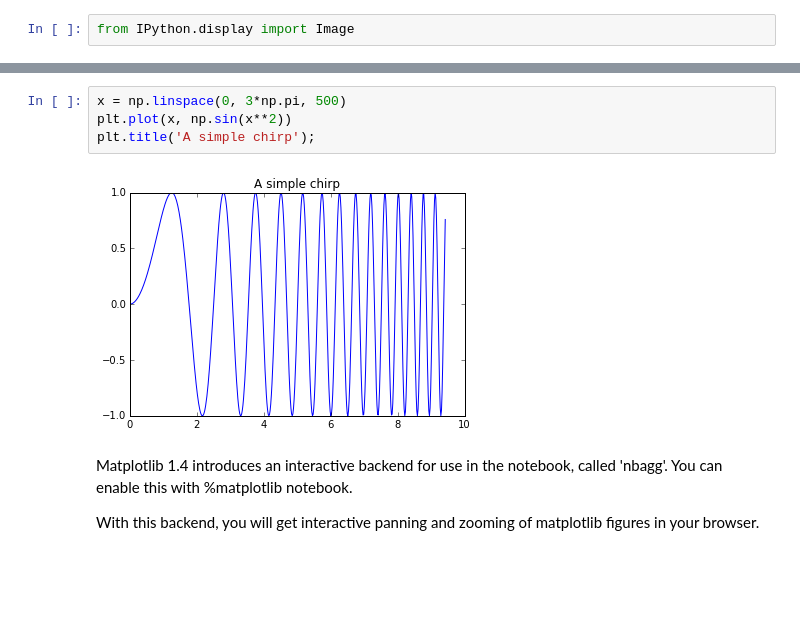
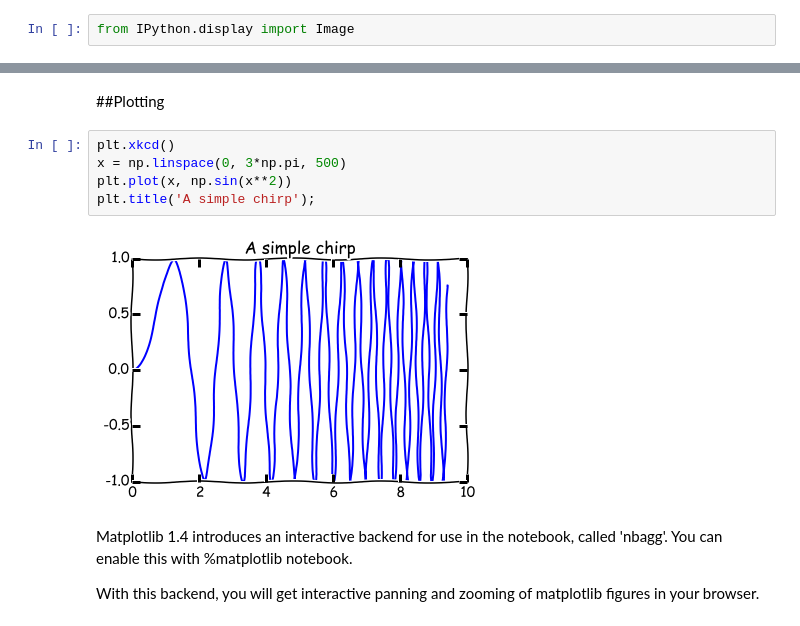
Before and after one commit to dansand/swc_extras, a Jupyter notebook: introducing_jupyter.ipynb, the cells around one changed output, grey strips where cells are left out. Cells and saved outputs as stored; diff of their text form; blank space fills up the shorter version.

```diff
--- a/introducing_jupyter.ipynb
+++ b/introducing_jupyter.ipynb
@@ -15,9 +47,12 @@ Image(url='http://api.brain-map.org/api/v2/section_image_download/102146167?rang
+# %% [markdown]
+##Plotting
 # %%
+plt.xkcd()
 x = np.linspace(0, 3*np.pi, 500)
 plt.plot(x, np.sin(x**2))
 plt.title('A simple chirp');
 # %% [output]
-[figure, old version]
+[figure, new version]
 # %% [markdown]
 Matplotlib 1.4 introduces an interactive backend for use in the notebook, called 'nbagg'. You can enable this with %matplotlib notebook.
 
```
Also changed, not shown: parts of 10 cells of this notebook.
